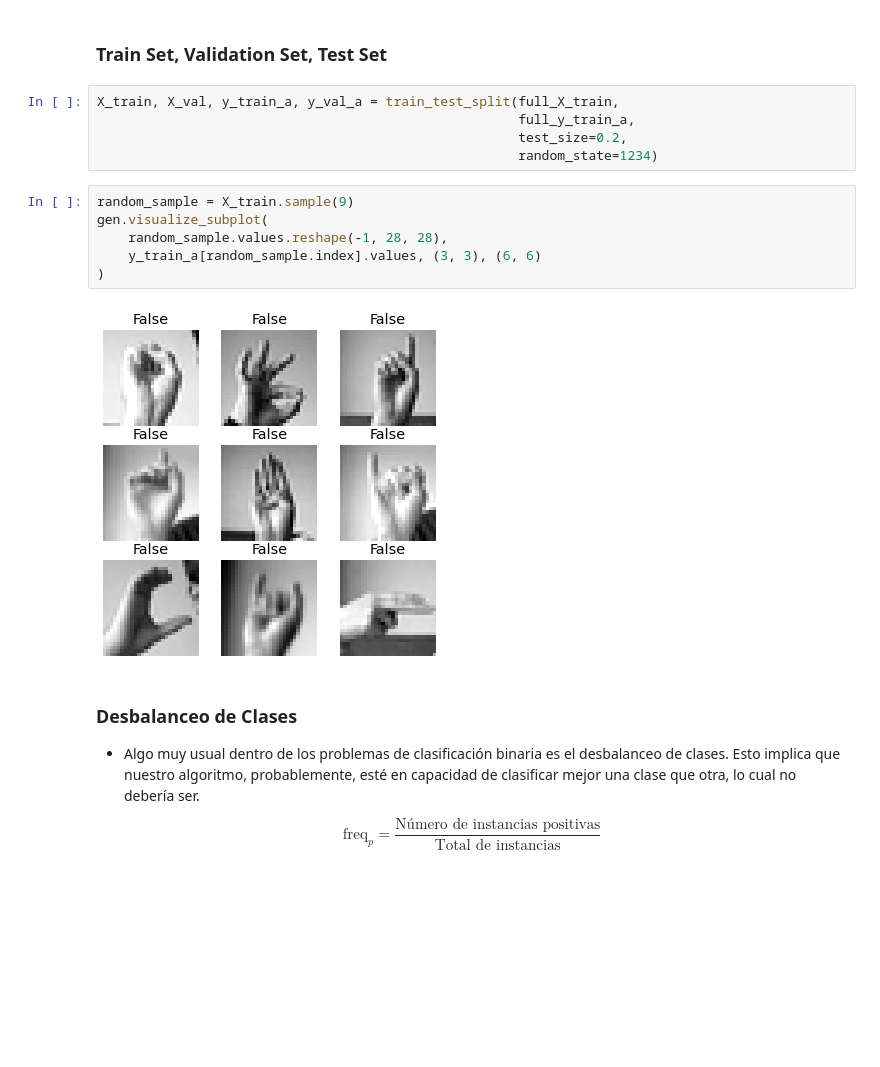
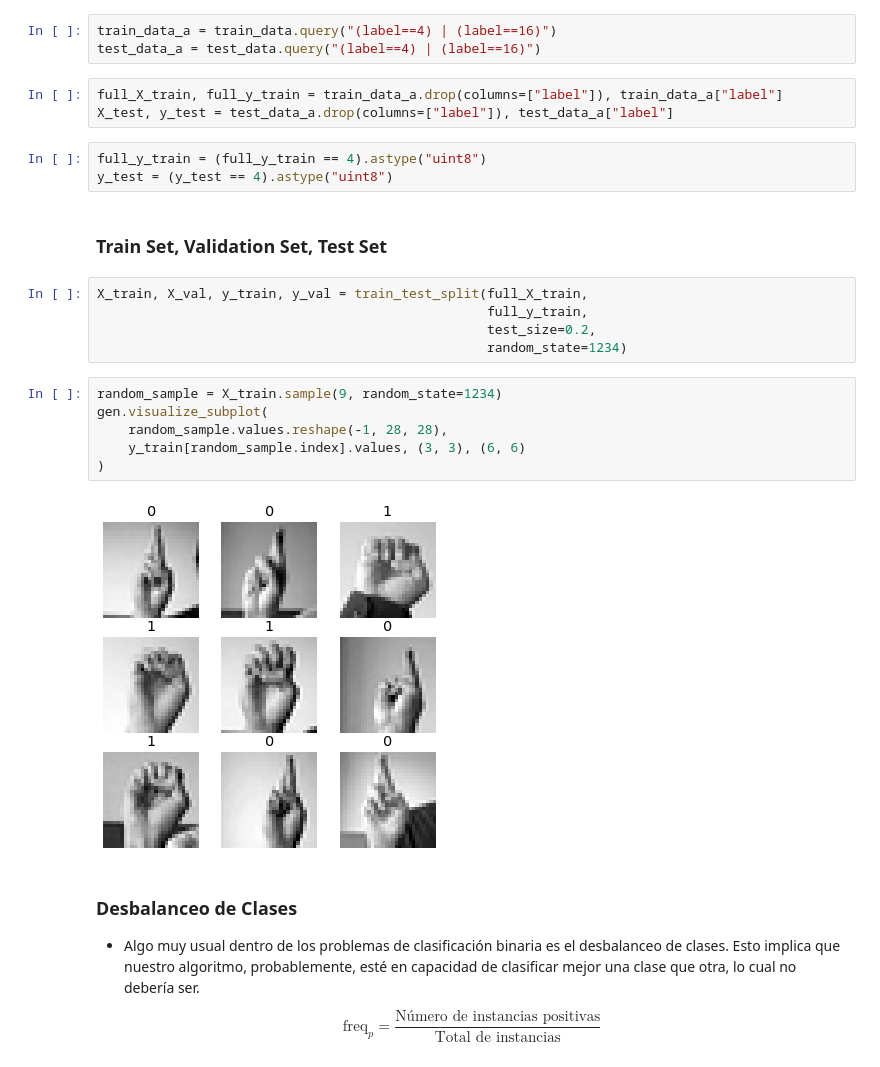
Before and after one commit to jpcano1/ISIS_4825_Imagenes_Vision, a Jupyter notebook: Machine Learning/Taller 9/Taller_9.ipynb, the cells around one changed output. Saved outputs shown, nothing was run; the diff lists cells and outputs as text; blank space fills up the shorter version.

```diff
--- a/Machine Learning/Taller 9/Taller_9.ipynb
+++ b/Machine Learning/Taller 9/Taller_9.ipynb
@@ -126,18 +131,27 @@ y_test_a = (y_test == 16)
+# %%
+train_data_a = train_data.query("(label==4) | (label==16)")
+test_data_a = test_data.query("(label==4) | (label==16)")
+# %%
+full_X_train, full_y_train = train_data_a.drop(columns=["label"]), train_data_a["label"]
+X_test, y_test = test_data_a.drop(columns=["label"]), test_data_a["label"]
+# %%
+full_y_train = (full_y_train == 4).astype("uint8")
+y_test = (y_test == 4).astype("uint8")
 # %% [markdown]
 ### **Train Set, Validation Set, Test Set**
 # %%
-X_train, X_val, y_train_a, y_val_a = train_test_split(full_X_train,
-                                                      full_y_train_a,
-                                                      test_size=0.2,
-                                                      random_state=1234)
+X_train, X_val, y_train, y_val = train_test_split(full_X_train,
+                                                  full_y_train,
+                                                  test_size=0.2,
+                                                  random_state=1234)
 # %%
-random_sample = X_train.sample(9)
+random_sample = X_train.sample(9, random_state=1234)
 gen.visualize_subplot(
     random_sample.values.reshape(-1, 28, 28),
-    y_train_a[random_sample.index].values, (3, 3), (6, 6)
+    y_train[random_sample.index].values, (3, 3), (6, 6)
 )
 # %% [output]
-[figure, old version]
+[figure, new version]
 # %% [markdown]
 ### **Desbalanceo de Clases**
 - Algo muy usual dentro de los problemas de clasificación binaria es el desbalanceo de clases. Esto implica que nuestro algoritmo, probablemente, esté en capacidad de clasificar mejor una clase que otra, lo cual no debería ser.
```
Also changed, not shown: parts of 23 cells of this notebook.
